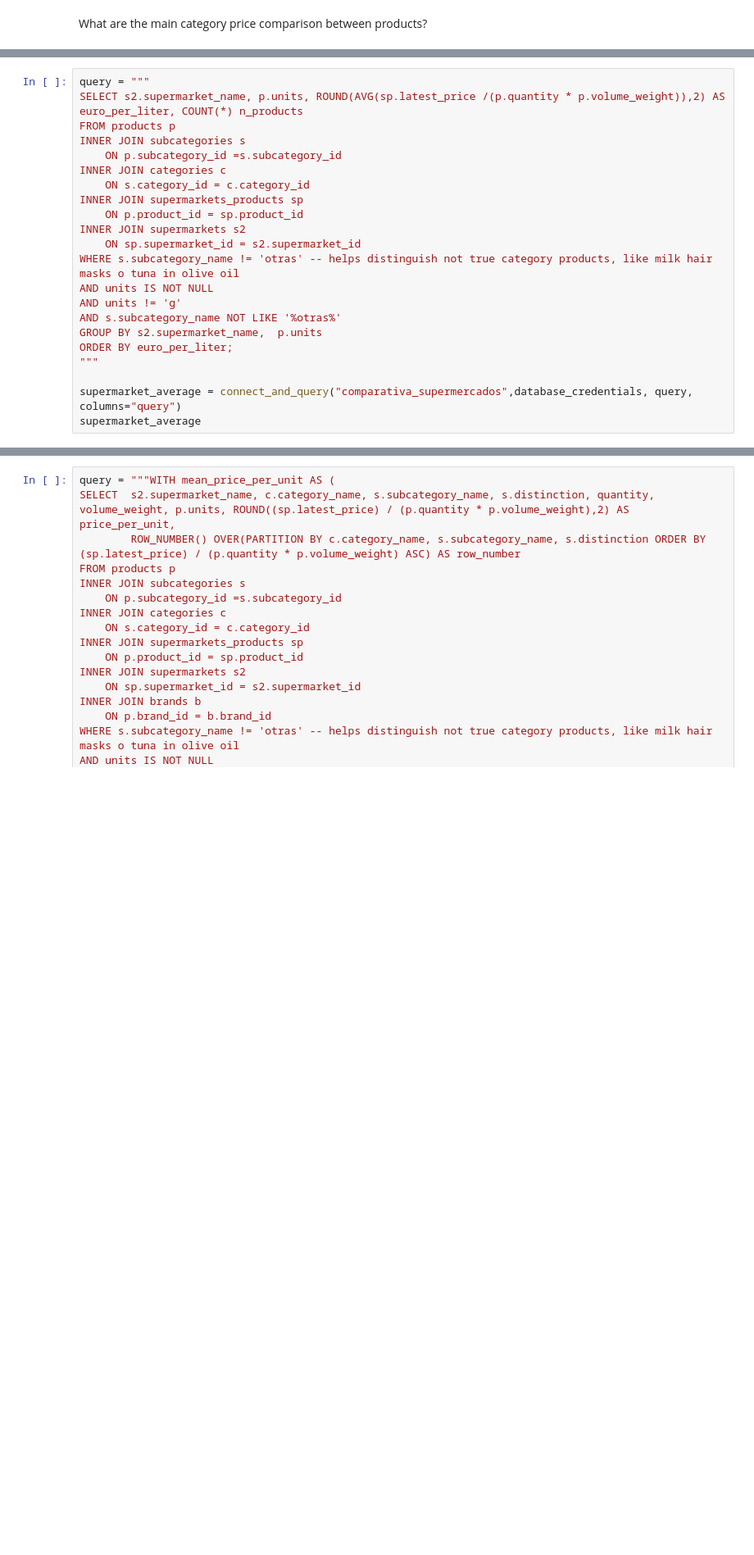
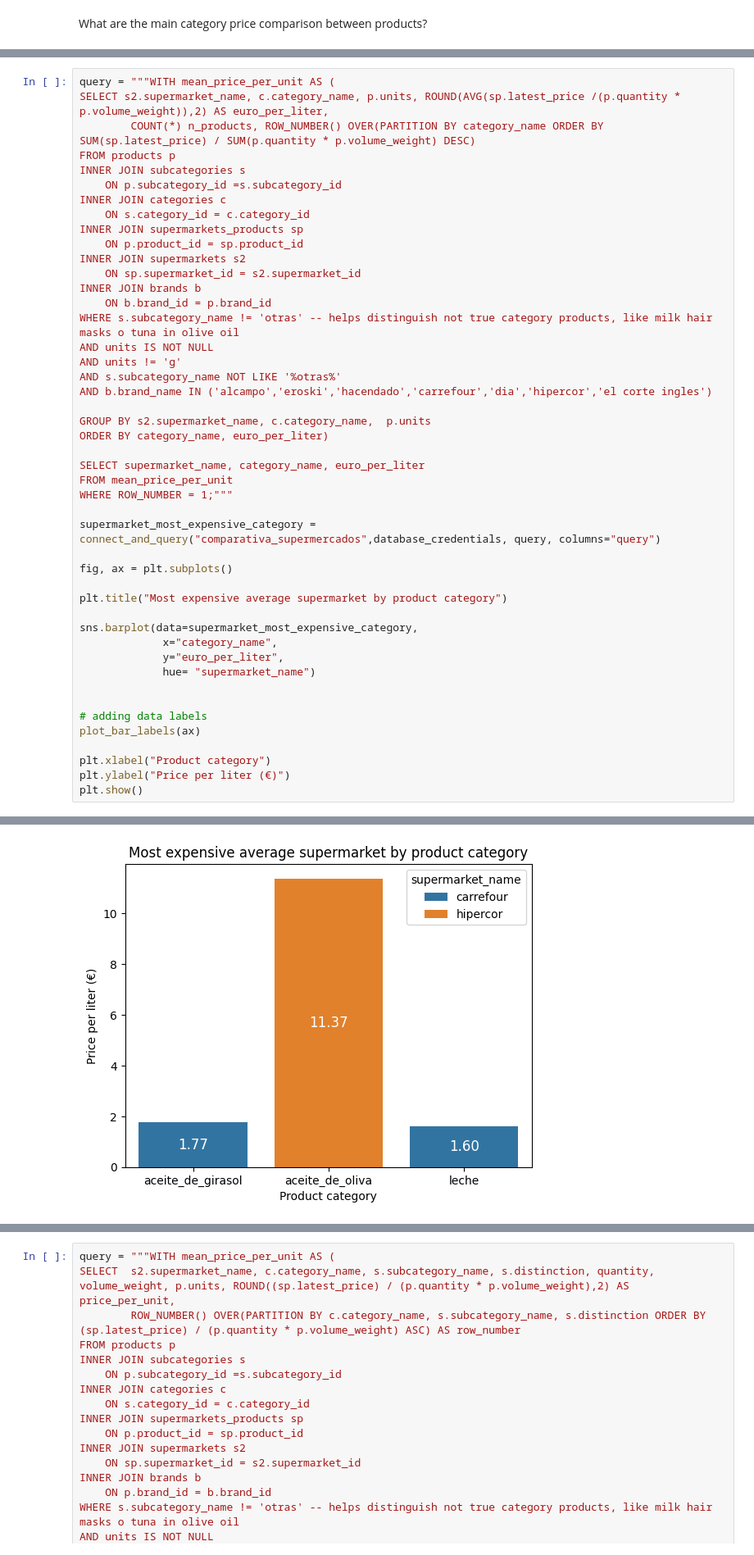
Before and after one commit to MiguelLopezVirues/Supermarket_basket_analysis, a Jupyter notebook: notebooks/4_data_analysis.ipynb, the cells around one changed output, grey strips where cells are left out. Shown at 82% size. Cells and saved outputs as stored; diff of their text form; blank space fills up the shorter version.

```diff
--- a/notebooks/4_data_analysis.ipynb
+++ b/notebooks/4_data_analysis.ipynb
@@ -75,6 +491,7 @@ What are the main category price comparison between products?
 # %%
-query = """
-SELECT s2.supermarket_name, p.units, ROUND(AVG(sp.latest_price /(p.quantity * p.volume_weight)),2) AS euro_per_liter, COUNT(*) n_products
+query = """WITH mean_price_per_unit AS (
+SELECT s2.supermarket_name, c.category_name, p.units, ROUND(AVG(sp.latest_price /(p.quantity * p.volume_weight)),2) AS euro_per_liter,
+		COUNT(*) n_products, ROW_NUMBER() OVER(PARTITION BY category_name ORDER BY SUM(sp.latest_price) / SUM(p.quantity * p.volume_weight) DESC)
 FROM products p
 INNER JOIN subcategories s
 	ON p.subcategory_id =s.subcategory_id
@@ -84,14 +501,37 @@ INNER JOIN supermarkets_products sp
 	ON p.product_id = sp.product_id
 INNER JOIN supermarkets s2
 	ON sp.supermarket_id = s2.supermarket_id
+INNER JOIN brands b
+	ON b.brand_id = p.brand_id
 WHERE s.subcategory_name != 'otras' -- helps distinguish not true category products, like milk hair masks o tuna in olive oil
 AND units IS NOT NULL
 AND units != 'g'
 AND s.subcategory_name NOT LIKE '%otras%'
-GROUP BY s2.supermarket_name,  p.units
-ORDER BY euro_per_liter;
-"""
+AND b.brand_name IN ('alcampo','eroski','hacendado','carrefour','dia','hipercor','el corte ingles')
 
-supermarket_average = connect_and_query("comparativa_supermercados",database_credentials, query, columns="query")
-supermarket_average
+GROUP BY s2.supermarket_name, c.category_name,  p.units
+ORDER BY category_name, euro_per_liter)
+
+SELECT supermarket_name, category_name, euro_per_liter
+FROM mean_price_per_unit
+WHERE ROW_NUMBER = 1;"""
+
+supermarket_most_expensive_category = connect_and_query("comparativa_supermercados",database_credentials, query, columns="query")
+
+fig, ax = plt.subplots()
+
+plt.title("Most expensive average supermarket by product category")
+
+sns.barplot(data=supermarket_most_expensive_category,
+             x="category_name",
+             y="euro_per_liter",
+             hue= "supermarket_name")
+
+
+# adding data labels
+plot_bar_labels(ax)
+
+plt.xlabel("Product category")
+plt.ylabel("Price per liter (€)")
+plt.show()
 # %% [output]
@@ -104,0 +538 @@ supermarket_average
+[figure, added]
```
Also changed, not shown: parts of 58 cells of this notebook, 1 other file.
